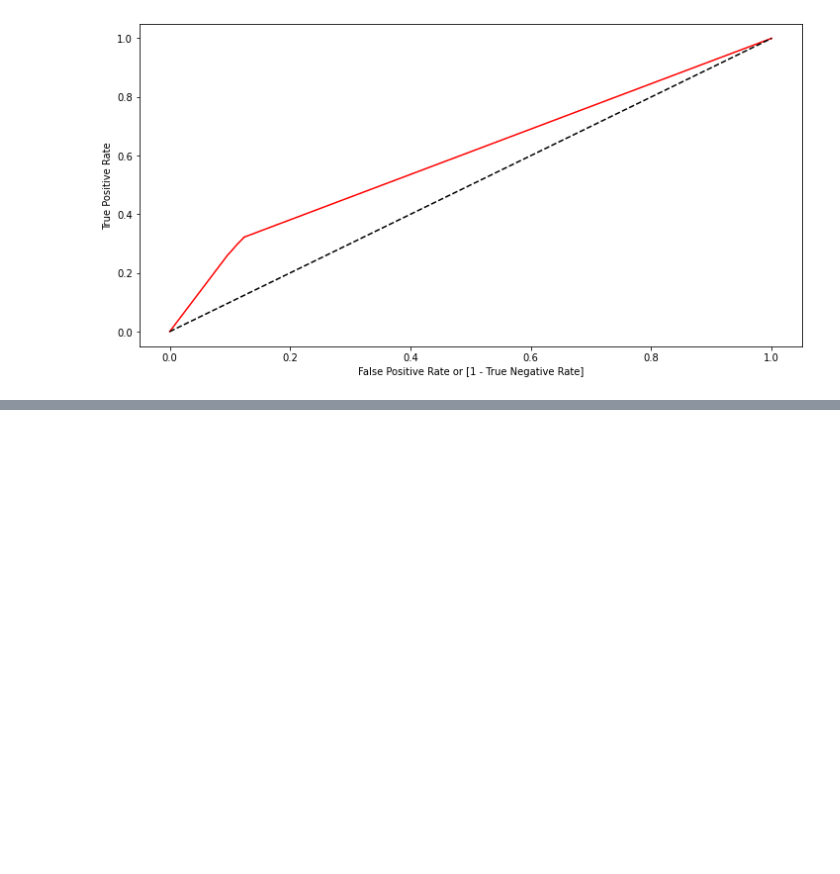
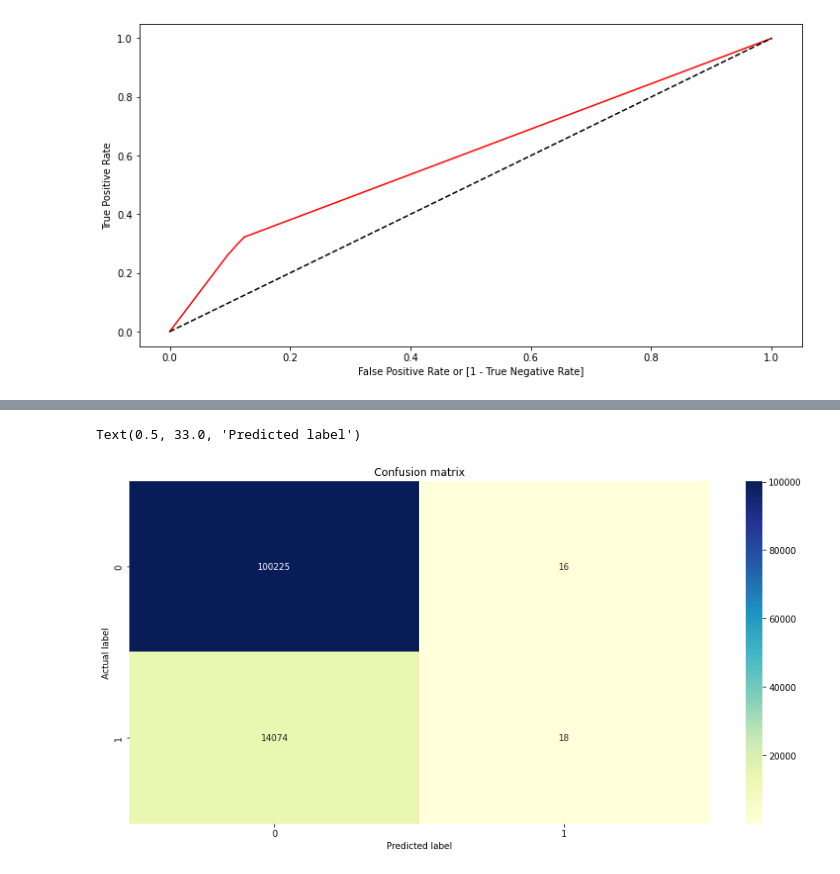
Before and after one commit to AjaharDaroga/Health_Insurance_Cross_Sell_Prediction, a Jupyter notebook: HEALTH_INSURANCE_CROSS_SELL_PREDICTION.ipynb, the cells around one changed output, grey strips where cells are left out. Drawn from its saved outputs; the diff is of its cells as text; code cells hidden in the pictures; blank space fills up the shorter version.

```diff
--- a/HEALTH_INSURANCE_CROSS_SELL_PREDICTION.ipynb
+++ b/HEALTH_INSURANCE_CROSS_SELL_PREDICTION.ipynb
@@ -665,0 +708,7 @@ auc: 0.5998407990164085
+# %%
+from sklearn.ensemble import GradientBoostingClassifier
+GB_model = GradientBoostingClassifier()
+GB_model.fit(X_train, y_train)
+y_pred = GB_model.predict(X_test)
+print(classification_report(y_test, y_pred))
+accuracy_score(y_test, y_pred)
@@ -665,0 +725,10 @@ auc: 0.5998407990164085
+# %%
+cnf_matrix = confusion_matrix(y_test, y_pred,)
+sns.heatmap(pd.DataFrame(cnf_matrix), annot=True, cmap="YlGnBu" ,fmt='g')
+plt.tight_layout()
+plt.title('Confusion matrix', y=1.1)
+plt.ylabel('Actual label')
+plt.xlabel('Predicted label')
+# %% [output]
+Text(0.5, 33.0, 'Predicted label')
+[figure, added]
```
Also changed, not shown: parts of 14 cells of this notebook.
